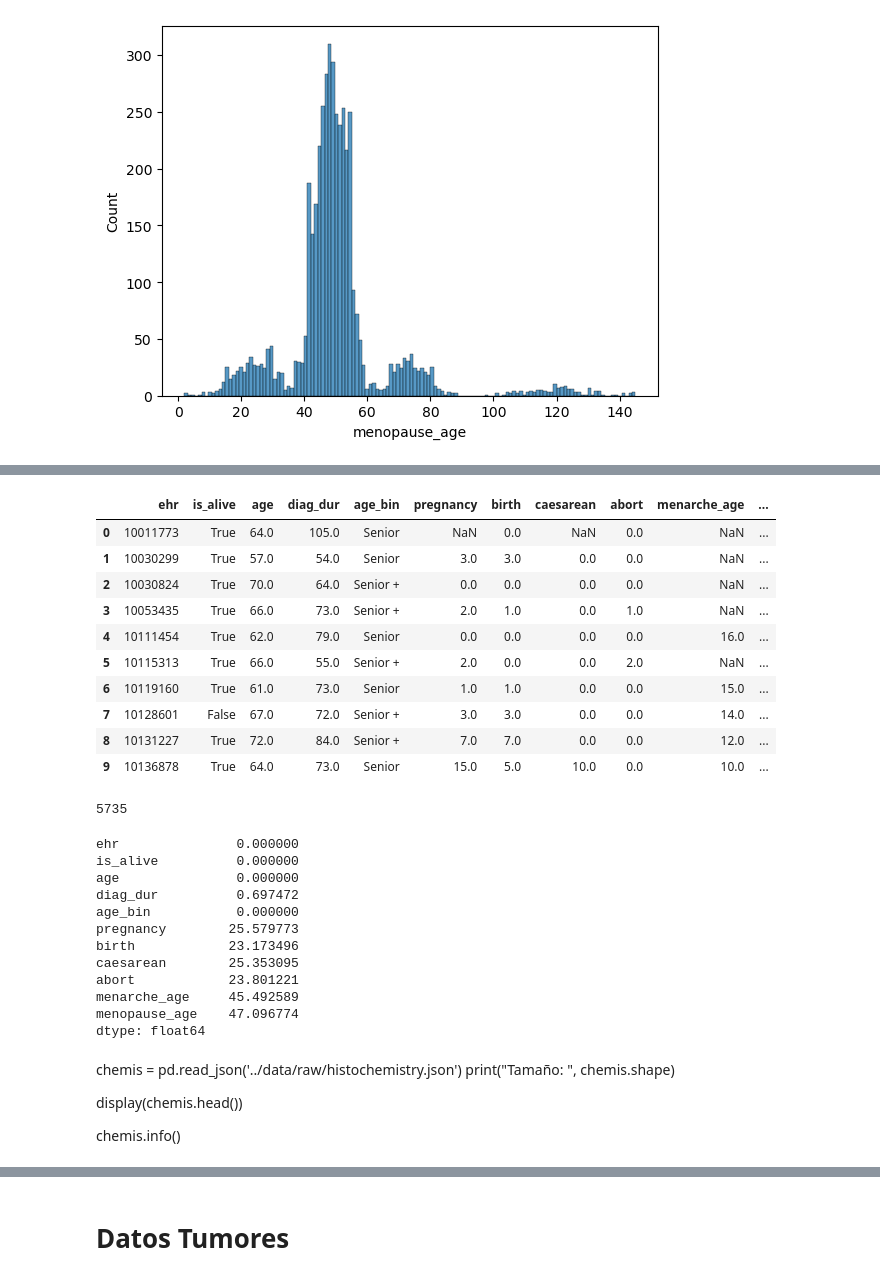
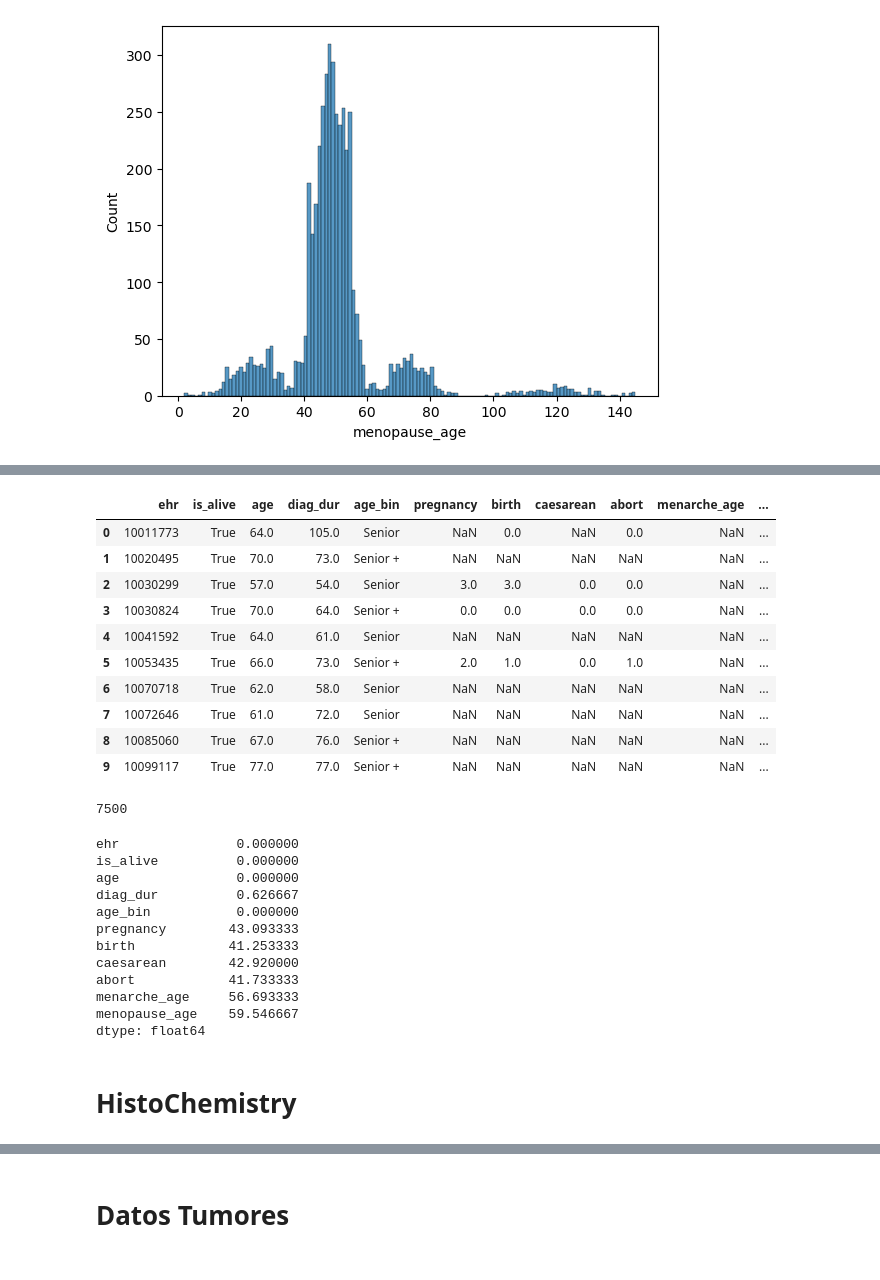
Before and after one commit to RubenCid35/CancerRiskProfiling, a Jupyter notebook: notebooks/02-preprocesado.ipynb, the cells around one changed output, grey strips where cells are left out. Cells and saved outputs as stored; diff of their text form; code cells hidden in the pictures.

```diff
--- a/notebooks/02-preprocesado.ipynb
+++ b/notebooks/02-preprocesado.ipynb
@@ -19,7 +19,11 @@ from logging import warning as warn
 
 import os
 from dotenv import load_dotenv; load_dotenv('../.env')
-from mysql.connector import connect
+from sqlalchemy import create_engine
+
+pd.set_option('display.max_rows', 500)
+pd.set_option('display.max_columns', 50)
+pd.set_option('display.width', 1200)
 # %% [markdown]
 # Datos de Paciente
 # %%
@@ -242,8 +246,8 @@ sns.histplot(data = gino, x = 'menopause_age')
 <AxesSubplot:xlabel='menopause_age', ylabel='Count'>
 [figure]
 # %%
-gpat1 = pd.merge(dpat1, gino, on = 'ehr')
-gpat2 = pd.merge(dpat2, gino, on = 'ehr')
+gpat1 = pd.merge(dpat1, gino, on = 'ehr', how = 'left')
+gpat2 = pd.merge(dpat2, gino, on = 'ehr', how = 'left')
 print("gino + patients 1: ", gpat1.shape[0])
 print("gino + patients 2: ", gpat2.shape[0])
 gpat1.head(n = 10)
@@ -328,8 +332,8 @@ def clean_repro_dates(pat, menarche_max: int = None, menopause_age: int = None,
 
     return pat
 
-gpat1 = clean_repro_dates(gpat1, 16.5, check_filter=False)
-gpat2 = clean_repro_dates(gpat2, 16.5, check_filter=False)
+gpat1 = clean_repro_dates(gpat1, menarche_max = 18.5, check_filter=False)
+gpat2 = clean_repro_dates(gpat2, menarche_max = 18.5, check_filter=False)
 display(gpat1.head(n = 10))
 # %% [output]
 WARNING:root:Hay     3 con la edad de la primera menstruación con valor negativo. Se han eliminado.
@@ -341,37 +345,32 @@ WARNING:root:Hay   132 con la edad de la primera menstruación con valor superio
 WARNING:root:Hay   144 con con la edad de la primera menstruación mayor a su propia edad. Se han eliminado
 WARNING:root:Hay   144 con con la edad de la menopausía mayor a su propia edad. Se han eliminado
 |  | ehr | is_alive | age | diag_dur | age_bin | pregnancy | birth | caesarean | abort | menarche_age | ... |
 | 0 | 10011773 | True | 64.0 | 105.0 | Senior | NaN | 0.0 | NaN | 0.0 | NaN | ... |
-| 1 | 10030299 | True | 57.0 | 54.0 | Senior | 3.0 | 3.0 | 0.0 | 0.0 | NaN | ... |
-| 2 | 10030824 | True | 70.0 | 64.0 | Senior + | 0.0 | 0.0 | 0.0 | 0.0 | NaN | ... |
-| 3 | 10053435 | True | 66.0 | 73.0 | Senior + | 2.0 | 1.0 | 0.0 | 1.0 | NaN | ... |
-| 4 | 10111454 | True | 62.0 | 79.0 | Senior | 0.0 | 0.0 | 0.0 | 0.0 | 16.0 | ... |
-| 5 | 10115313 | True | 66.0 | 55.0 | Senior + | 2.0 | 0.0 | 0.0 | 2.0 | NaN | ... |
-| 6 | 10119160 | True | 61.0 | 73.0 | Senior | 1.0 | 1.0 | 0.0 | 0.0 | 15.0 | ... |
-| 7 | 10128601 | False | 67.0 | 72.0 | Senior + | 3.0 | 3.0 | 0.0 | 0.0 | 14.0 | ... |
-| 8 | 10131227 | True | 72.0 | 84.0 | Senior + | 7.0 | 7.0 | 0.0 | 0.0 | 12.0 | ... |
-| 9 | 10136878 | True | 64.0 | 73.0 | Senior | 15.0 | 5.0 | 10.0 | 0.0 | 10.0 | ... |
+| 1 | 10020495 | True | 70.0 | 73.0 | Senior + | NaN | NaN | NaN | NaN | NaN | ... |
+| 2 | 10030299 | True | 57.0 | 54.0 | Senior | 3.0 | 3.0 | 0.0 | 0.0 | NaN | ... |
+| 3 | 10030824 | True | 70.0 | 64.0 | Senior + | 0.0 | 0.0 | 0.0 | 0.0 | NaN | ... |
+| 4 | 10041592 | True | 64.0 | 61.0 | Senior | NaN | NaN | NaN | NaN | NaN | ... |
+| 5 | 10053435 | True | 66.0 | 73.0 | Senior + | 2.0 | 1.0 | 0.0 | 1.0 | NaN | ... |
+| 6 | 10070718 | True | 62.0 | 58.0 | Senior | NaN | NaN | NaN | NaN | NaN | ... |
+| 7 | 10072646 | True | 61.0 | 72.0 | Senior | NaN | NaN | NaN | NaN | NaN | ... |
+| 8 | 10085060 | True | 67.0 | 76.0 | Senior + | NaN | NaN | NaN | NaN | NaN | ... |
+| 9 | 10099117 | True | 77.0 | 77.0 | Senior + | NaN | NaN | NaN | NaN | NaN | ... |
 # %%
 print(gpat1.shape[0])
 gpat1.isna().sum(axis = 0) / gpat1.shape[0] * 100
 # %% [output]
-5735
+7500
 ehr               0.000000
 is_alive          0.000000
 age               0.000000
-diag_dur          0.697472
+diag_dur          0.626667
 age_bin           0.000000
-pregnancy        25.579773
-birth            23.173496
-caesarean        25.353095
-abort            23.801221
-menarche_age     45.492589
-menopause_age    47.096774
+pregnancy        43.093333
+birth            41.253333
+caesarean        42.920000
+abort            41.733333
+menarche_age     56.693333
+menopause_age    59.546667
 dtype: float64
-# %% [markdown]
-chemis = pd.read_json('../data/raw/histochemistry.json')
-print("Tamaño: ", chemis.shape)
-
-display(chemis.head())
-
-chemis.info()
+# %% [markdown]
+# HistoChemistry
```
Also changed, not shown: parts of 14 cells of this notebook, 1 other file.
